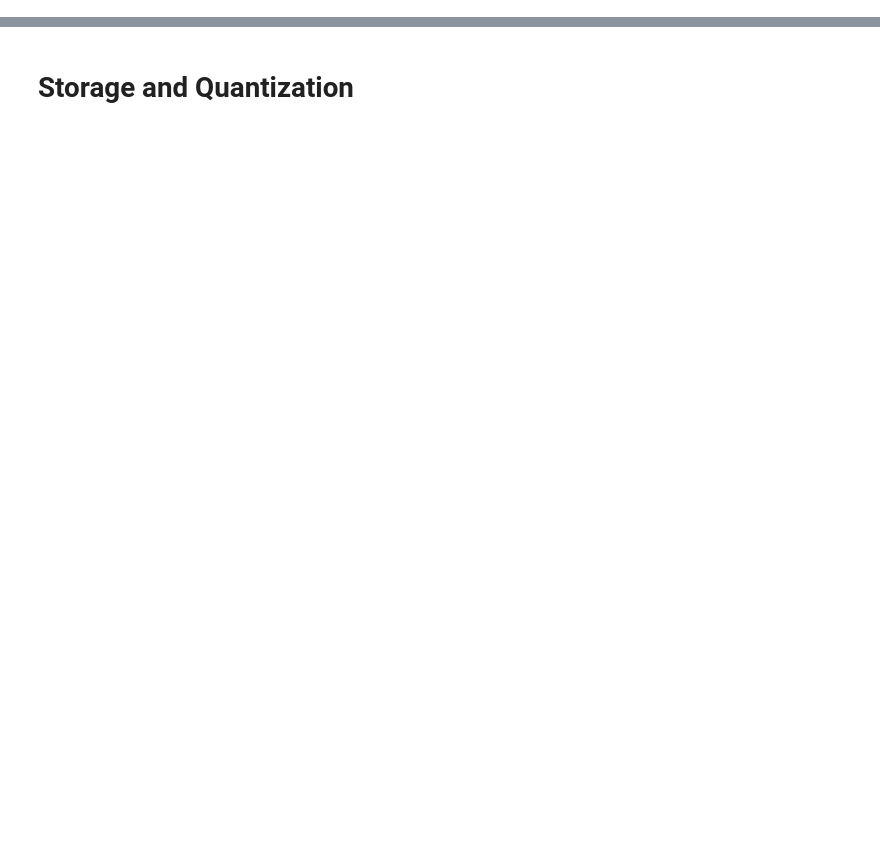
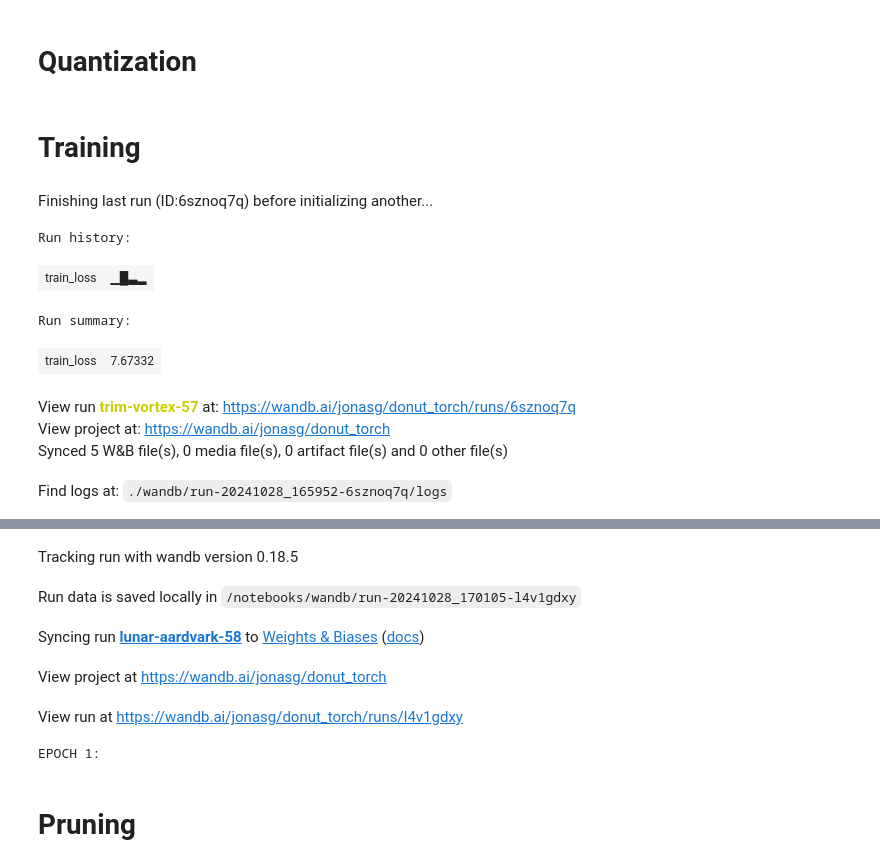
Before and after one commit to J-Gann/donut_lora, a Jupyter notebook: donut_lora_meta_pt.ipynb, the cells around one changed output, grey strips where cells are left out. Cells and saved outputs as stored; diff of their text form; code cells hidden in the pictures; blank space fills up the shorter version.

Commit message:
add experiments for pruning, torchscript and quantization

```diff
--- a/donut_lora_meta_pt.ipynb
+++ b/donut_lora_meta_pt.ipynb
@@ -287,0 +382,4 @@ wandb.login()
+# %%
+model = model_traced
+# %% [markdown]
+# Quantization
@@ -288,7 +391,7 @@ wandb.login()
+# %% [markdown]
+# Training
 # %%
-scaler = GradScaler()  # for scaling the loss
-
-
+scaler = GradScaler()
 optimizer = Prodigy(model.parameters(), lr=1.0)
 scheduler = torch.optim.lr_scheduler.CosineAnnealingLR(
     optimizer, T_max=10 * len(train_dataloader)
@@ -296,10 +399,10 @@ scheduler = torch.optim.lr_scheduler.CosineAnnealingLR(
 
 
 run = wandb.init(
-    # Set the project where this run will be logged
     project="donut_torch",
 )
 
+accumulate_steps = 10
 
 def train_one_epoch(epoch_index):
     running_loss = 0.0
@@ -308,45 +411,57 @@ def train_one_epoch(epoch_index):
     for i, data in enumerate(train_dataloader):
         batch = data
 
-        optimizer.zero_grad()
+        with torch.enable_grad():
+            with autocast():
+                loss, _ = model(
+                    pixel_values=batch["pixel"].to("cuda"),
+                    labels=batch["target"].to("cuda"),
+                )
 
-        with autocast():
+        # https://pytorch.org/docs/stable/amp.html#gradient-scaling
+        scaler.scale(loss).backward()
 
-            outputs = model(
-                pixel_values=batch["pixel"].to("cuda"),
-                labels=batch["target"].to("cuda"),
-            )
+        # accumulate gradients
+        if (i + 1) % accumulate_steps == 0:
+            scaler.step(optimizer)
+            scheduler.step()
+            scaler.update()  # why?
+            optimizer.zero_grad()
 
-            loss = outputs.loss
-
-        scaler.scale(loss).backward()  # why?
-        scaler.step(optimizer)  # why?
-        scaler.update()  # why?
 
         running_loss += loss.item()
         if i % 10 == 9:
             last_loss = running_loss / 10  # loss per batch
             print("  batch {} loss: {}".format(i + 1, last_loss))
             wandb.log({"train_loss": last_loss})
             running_loss = 0.0
 
         # Test loss
         if i % 200 == 190:
             running_vloss = 0
             with torch.no_grad():
                 for i, vdata in enumerate(test_dataloader):
                     vbatch = vdata
                     with autocast():
-                        voutputs = model(
+                        loss,_ = model(
                             pixel_values=vbatch["pixel"].to("cuda"),
                             labels=vbatch["target"].to("cuda"),
                         )
-                        vloss = voutputs.loss
+                        vloss = loss
                     running_vloss += vloss
             avg_vloss = running_vloss / (i + 1)
             print("  vloss: {}".format(avg_vloss))
             wandb.log({"v_loss": avg_vloss})
 
-    scheduler.step()
 
     return last_loss
+# %% [output]
+Finishing last run (ID:6sznoq7q) before initializing another...
+Run history:
+| train_loss | ▁█▃▂ |
+Run summary:
+| train_loss | 7.67332 |
+View run trim-vortex-57 at: https://wandb.ai/jonasg/donut_torch/runs/6sznoq7q
+View project at: https://wandb.ai/jonasg/donut_torch
+Synced 5 W&B file(s), 0 media file(s), 0 artifact file(s) and 0 other file(s)
+Find logs at: ./wandb/run-20241028_165952-6sznoq7q/logs
@@ -353,3 +469,8 @@ def train_one_epoch(epoch_index):
+Tracking run with wandb version 0.18.5
+Run data is saved locally in /notebooks/wandb/run-20241028_170105-l4v1gdxy
+Syncing run lunar-aardvark-58 to Weights & Biases (docs)
+View project at https://wandb.ai/jonasg/donut_torch
+View run at https://wandb.ai/jonasg/donut_torch/runs/l4v1gdxy
 # %%
 # TODO: epochs too long
 
@@ -371,16 +492,15 @@ for epoch in range(EPOCHS):
 
     model.eval()
 
-    # Disable gradient computation and reduce memory consumption.
     with torch.no_grad():
         for i, vdata in enumerate(val_dataloader):
             vbatch = vdata
             with autocast():
-                voutputs = model(
+                loss, _ = model(
                     pixel_values=vbatch["pixel"].to("cuda"),
                     labels=vbatch["target"].to("cuda"),
                 )
-                vloss = voutputs.loss
+                vloss = loss
             running_vloss += vloss
 
     avg_vloss = running_vloss / (i + 1)
@@ -396,5 +516,7 @@ for epoch in range(EPOCHS):
         wandb.save(model_path)
 
     epoch_number += 1
+# %% [output]
+EPOCH 1:
-# %% [markdown]
-# Storage and Quantization
+# %% [markdown]
+# Pruning
```
Also changed, not shown: parts of 26 cells of this notebook.
